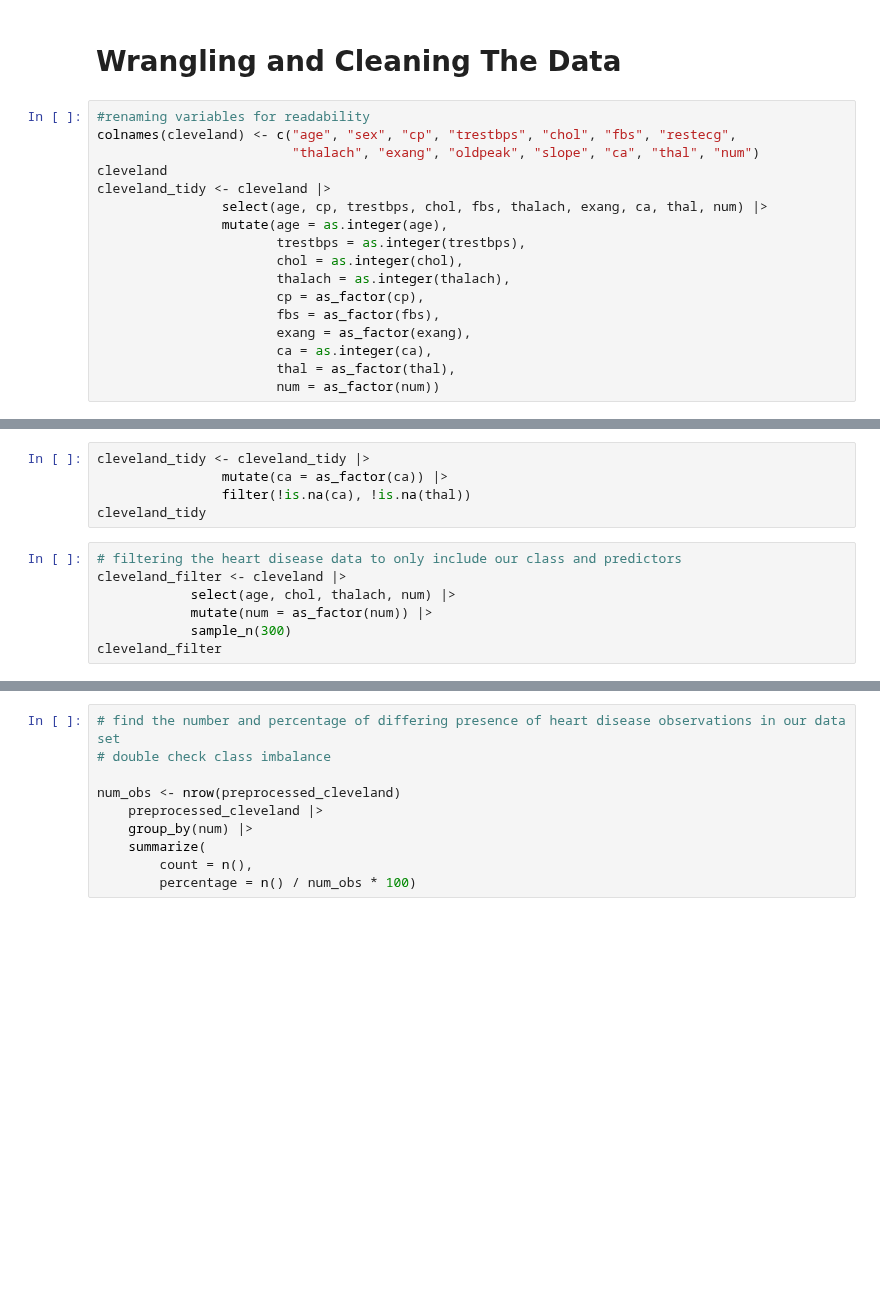
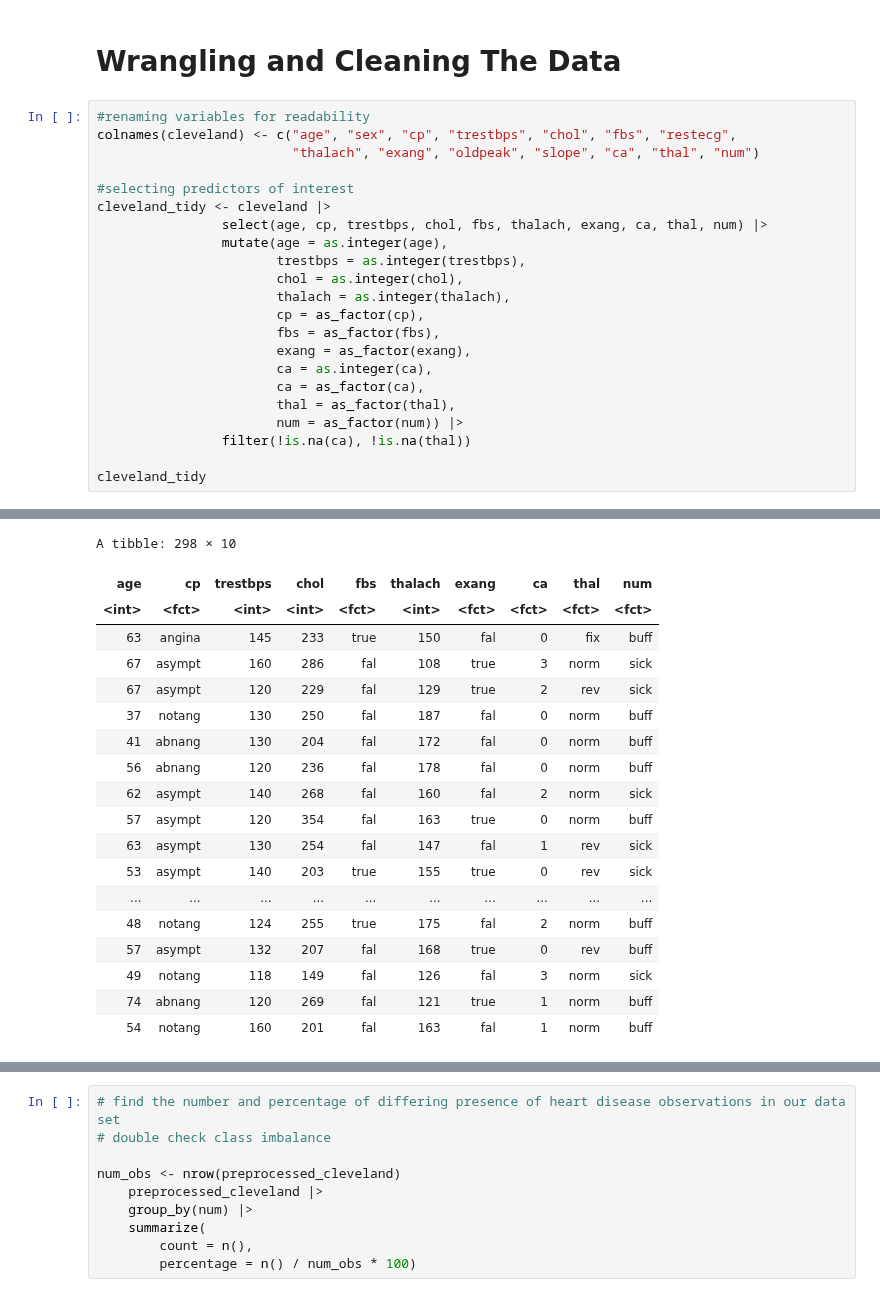
Before and after one commit to JennWan/Group_Project, a Jupyter notebook: newcleveland_2.ipynb, the cells around one changed output, grey strips where cells are left out. Cells and saved outputs as stored; diff of their text form; blank space fills up the shorter version.

Commit message:
Added Exploratory Data Analysis to Report

```diff
--- a/newcleveland_2.ipynb
+++ b/newcleveland_2.ipynb
@@ -32,7 +40,8 @@ dbl  (5): X1, X4, X5, X8, X10
 #renaming variables for readability
 colnames(cleveland) <- c("age", "sex", "cp", "trestbps", "chol", "fbs", "restecg",
                          "thalach", "exang", "oldpeak", "slope", "ca", "thal", "num")
-cleveland
+
+#selecting predictors of interest
 cleveland_tidy <- cleveland |>
                 select(age, cp, trestbps, chol, fbs, thalach, exang, ca, thal, num) |>
                 mutate(age = as.integer(age),
@@ -43,5 +52,10 @@ cleveland_tidy <- cleveland |>
                        fbs = as_factor(fbs),
                        exang = as_factor(exang),
                        ca = as.integer(ca),
+                       ca = as_factor(ca),
                        thal = as_factor(thal),
-                       num = as_factor(num))
+                       num = as_factor(num)) |>
+                filter(!is.na(ca), !is.na(thal))
+
+cleveland_tidy
+# %% [output]
@@ -48,15 +67,22 @@ cleveland_tidy <- cleveland |>
+A tibble: 298 × 10
+| age | cp | trestbps | chol | fbs | thalach | exang | ca | thal | num |
+| <int> | <fct> | <int> | <int> | <fct> | <int> | <fct> | <fct> | <fct> | <fct> |
+| 63 | angina | 145 | 233 | true | 150 | fal | 0 | fix | buff |
+| 67 | asympt | 160 | 286 | fal | 108 | true | 3 | norm | sick |
+| 67 | asympt | 120 | 229 | fal | 129 | true | 2 | rev | sick |
+| 37 | notang | 130 | 250 | fal | 187 | fal | 0 | norm | buff |
+| 41 | abnang | 130 | 204 | fal | 172 | fal | 0 | norm | buff |
+| 56 | abnang | 120 | 236 | fal | 178 | fal | 0 | norm | buff |
+| 62 | asympt | 140 | 268 | fal | 160 | fal | 2 | norm | sick |
+| 57 | asympt | 120 | 354 | fal | 163 | true | 0 | norm | buff |
+| 63 | asympt | 130 | 254 | fal | 147 | fal | 1 | rev | sick |
+| 53 | asympt | 140 | 203 | true | 155 | true | 0 | rev | sick |
+| ... | ... | ... | ... | ... | ... | ... | ... | ... | ... |
+| 48 | notang | 124 | 255 | true | 175 | fal | 2 | norm | buff |
+| 57 | asympt | 132 | 207 | fal | 168 | true | 0 | rev | buff |
+| 49 | notang | 118 | 149 | fal | 126 | fal | 3 | norm | sick |
+| 74 | abnang | 120 | 269 | fal | 121 | true | 1 | norm | buff |
+| 54 | notang | 160 | 201 | fal | 163 | fal | 1 | norm | buff |
-# %%
-cleveland_tidy <- cleveland_tidy |>
-                mutate(ca = as_factor(ca)) |>
-                filter(!is.na(ca), !is.na(thal))
-cleveland_tidy
-# %%
-# filtering the heart disease data to only include our class and predictors
-cleveland_filter <- cleveland |>
-            select(age, chol, thalach, num) |>
-            mutate(num = as_factor(num)) |>
-            sample_n(300)
-cleveland_filter
 # %%
 # find the number and percentage of differing presence of heart disease observations in our data set
 # to check for class imbalance
```
Also changed, not shown: parts of 14 cells of this notebook, 1 other file.
